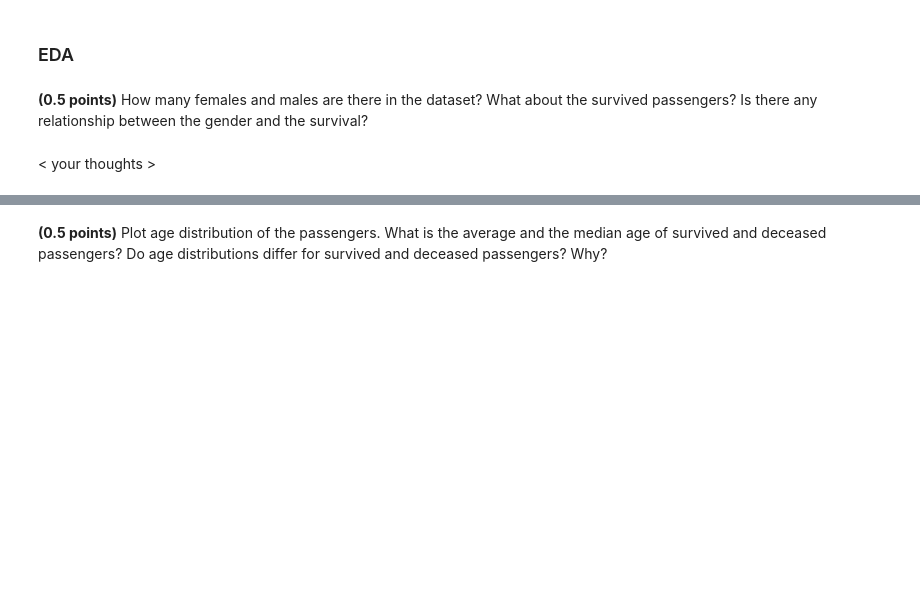
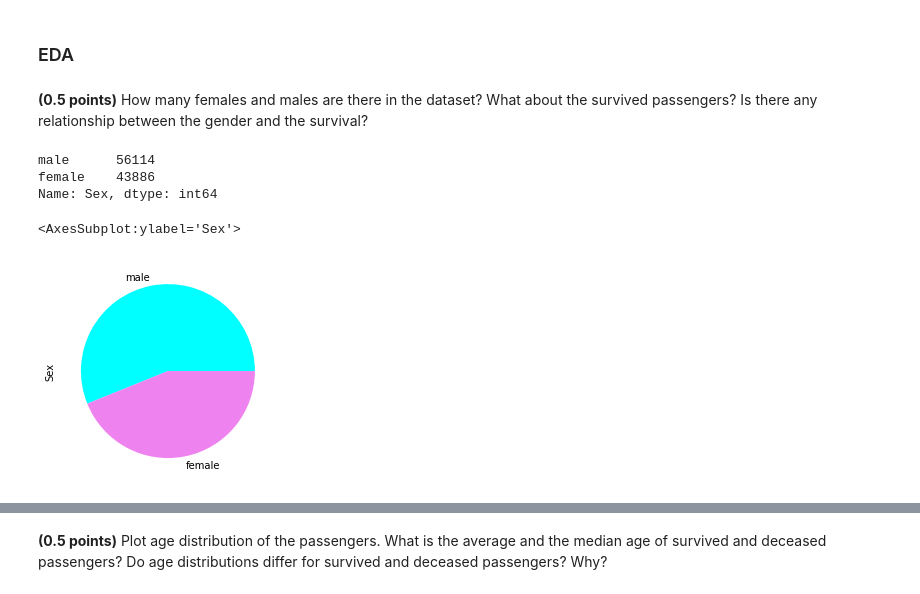
Before and after one commit to WioWio/ML-intro-Wio-2, a Jupyter notebook: hw_classification.ipynb, the cells around one changed output, grey strips where cells are left out. Saved outputs shown, nothing was run; the diff lists cells and outputs as text; code cells hidden in the pictures; blank space fills up the shorter version.

```diff
--- a/hw_classification.ipynb
+++ b/hw_classification.ipynb
@@ -563,2 +569,13 @@ data.head()
-# %% [markdown]
-< your thoughts >
+# %%
+SURVIVED_COL = 'Survived'
+NAME_COL = 'Name'
+SEX_COL = 'Sex'
+CLASS_COL = 'Pclass'
+AGE_COL = 'Age'
+SIBSP_COL= 'SibSp'
+PARCH_COL = 'Parch'
+TICKET_COL ='Ticket'
+PRICE_COL = 'Fare'
+CABIN_COL = 'Cabin'
+PORT_COL = 'Embarked'
+STATUS_COL = 'Status'
@@ -564,0 +593,11 @@ data.head()
+# %%
+data[SEX_COL].value_counts()
+# %% [output]
+male      56114
+female    43886
+Name: Sex, dtype: int64
+# %%
+data[SEX_COL].value_counts().plot.pie(colors=['aqua','violet'])
+# %% [output]
+<AxesSubplot:ylabel='Sex'>
+[figure, added]
```
Also changed, not shown: parts of 12 cells of this notebook.
